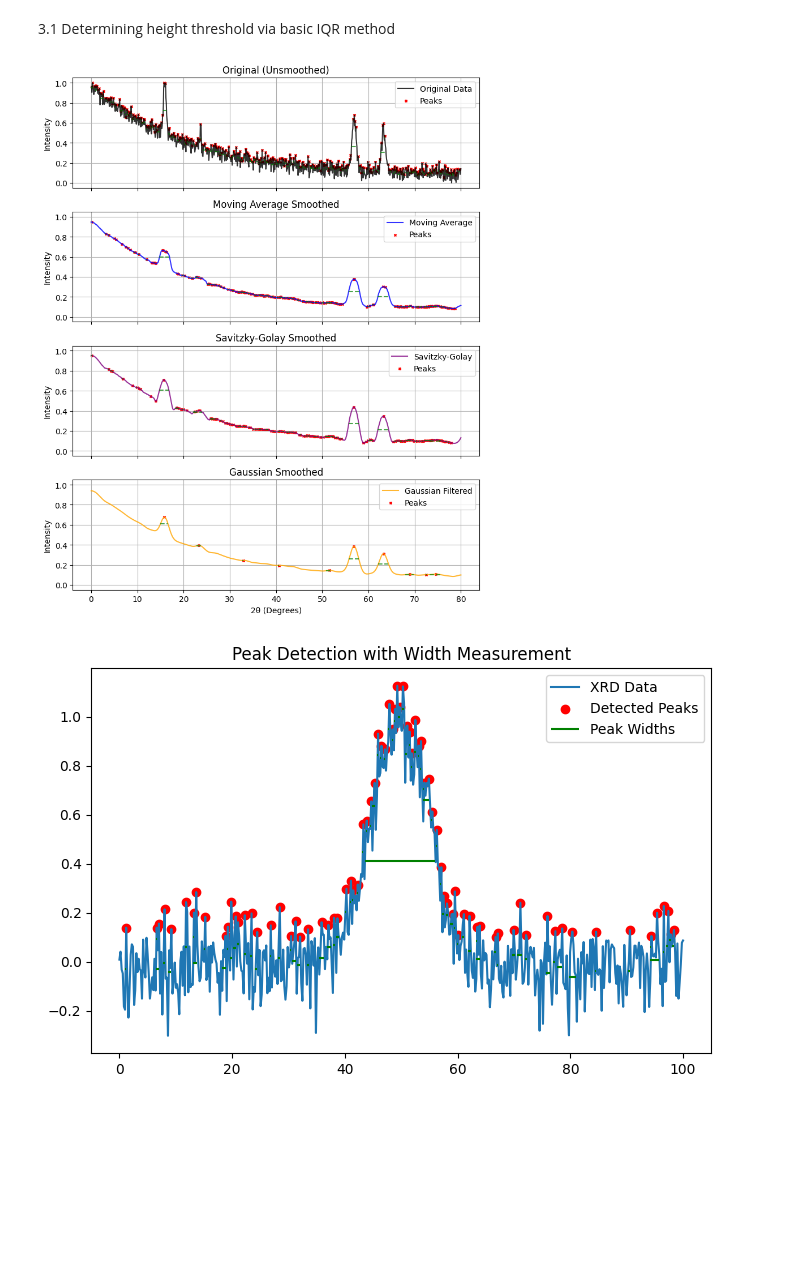
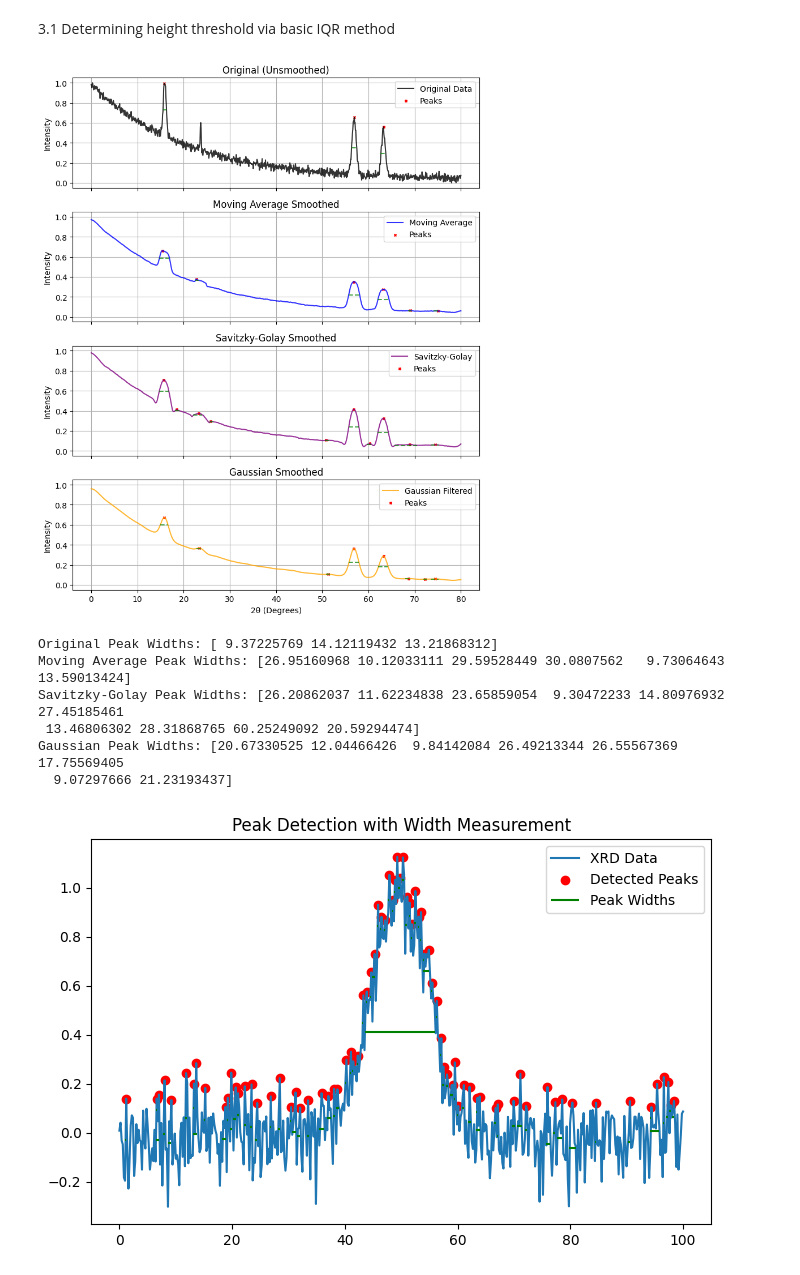
Before and after one commit to damiskov/AutoXRD, a Jupyter notebook: notebooks/preprocessing.ipynb, the cells around one changed output. Cells and saved outputs as stored; diff of their text form; code cells hidden in the pictures; blank space fills up the shorter version.

```diff
--- a/notebooks/preprocessing.ipynb
+++ b/notebooks/preprocessing.ipynb
@@ -122,13 +120,13 @@ from scipy.signal import find_peaks, peak_widths
 
 # Peak detection parameters
 peak_threshold = None  # No explicit threshold
-min_peak_width = 2      # Minimum width requirement
+min_peak_width = 8      # Minimum width requirement
 
 # Find peaks
-peaks_original, peaks_original_properties = find_peaks(data_normalised[0], threshold=peak_threshold)
-peaks_ma, peaks_ma_properties = find_peaks(data_smoothed_ma[0], threshold=peak_threshold)
-peaks_sg, peaks_sg_properties = find_peaks(data_smoothed_sg[0], threshold=peak_threshold)
-peaks_gauss, peaks_gauss_properties = find_peaks(data_smoothed_gauss[0], threshold=peak_threshold)
+peaks_original, peaks_original_properties = find_peaks(data_normalised[0], threshold=peak_threshold, width=min_peak_width)
+peaks_ma, peaks_ma_properties = find_peaks(data_smoothed_ma[0], threshold=peak_threshold, width=min_peak_width)
+peaks_sg, peaks_sg_properties = find_peaks(data_smoothed_sg[0], threshold=peak_threshold, width=min_peak_width)
+peaks_gauss, peaks_gauss_properties = find_peaks(data_smoothed_gauss[0], threshold=peak_threshold, width=min_peak_width)
 
 # Measure peak widths at half prominence
 widths_original, width_heights_original, left_ips_original, right_ips_original = peak_widths(data_normalised[0], peaks_original, rel_height=0.5)
@@ -166,34 +164,46 @@ axes[1].plot(x_vals, data_smoothed_ma[0], color='blue', alpha=0.8, label="Moving
 axes[1].scatter(x_vals[peaks_ma], data_smoothed_ma[0][peaks_ma], color='red', marker='x', label='Peaks', s=8)
 axes[1].hlines(y=width_heights_ma, xmin=left_x_ma, xmax=right_x_ma, color='green', linestyle='--', alpha=0.7)
 axes[1].set_title('Moving Average Smoothed')
 axes[1].set_ylabel('Intensity')
 axes[1].legend()
 axes[1].grid()
 
 # Plot Savitzky-Golay Smoothed Data
 axes[2].plot(x_vals, data_smoothed_sg[0], color='purple', alpha=0.8, label="Savitzky-Golay")
 axes[2].scatter(x_vals[peaks_sg], data_smoothed_sg[0][peaks_sg], color='red', marker='x', label='Peaks', s=8)
 axes[2].hlines(y=width_heights_sg, xmin=left_x_sg, xmax=right_x_sg, color='green', linestyle='--', alpha=0.7)
 axes[2].set_title('Savitzky-Golay Smoothed')
 axes[2].set_ylabel('Intensity')
 axes[2].legend()
 axes[2].grid()
 
 # Plot Gaussian Smoothed Data
 axes[3].plot(x_vals, data_smoothed_gauss[0], color='orange', alpha=0.8, label="Gaussian Filtered")
 axes[3].scatter(x_vals[peaks_gauss], data_smoothed_gauss[0][peaks_gauss], color='red', marker='x', label='Peaks', s=8)
 axes[3].hlines(y=width_heights_gauss, xmin=left_x_gauss, xmax=right_x_gauss, color='green', linestyle='--', alpha=0.7)
 axes[3].set_title('Gaussian Smoothed')
 axes[3].set_ylabel('Intensity')
 axes[3].legend()
 axes[3].grid()
 
 # Final adjustments
 plt.xlabel("2θ (Degrees)")
 plt.tight_layout()
 plt.show()
+
+# Print widths
+print(f"Original Peak Widths: {widths_original}")
+print(f"Moving Average Peak Widths: {widths_ma}")
+print(f"Savitzky-Golay Peak Widths: {widths_sg}")
+print(f"Gaussian Peak Widths: {widths_gauss}")
 # %% [output]
-[figure, old version]
+[figure, new version]
+Original Peak Widths: [ 9.37225769 14.12119432 13.21868312]
+Moving Average Peak Widths: [26.95160968 10.12033111 29.59528449 30.0807562   9.73064643 13.59013424]
+Savitzky-Golay Peak Widths: [26.20862037 11.62234838 23.65859054  9.30472233 14.80976932 27.45185461
+ 13.46806302 28.31868765 60.25249092 20.59294474]
+Gaussian Peak Widths: [20.67330525 12.04466426  9.84142084 26.49213344 26.55567369 17.75569405
+  9.07297666 21.23193437]
 # %%
 from scipy.signal import find_peaks, peak_widths
 import numpy as np
```
Also changed, not shown: parts of 4 cells of this notebook, 11 other files.
